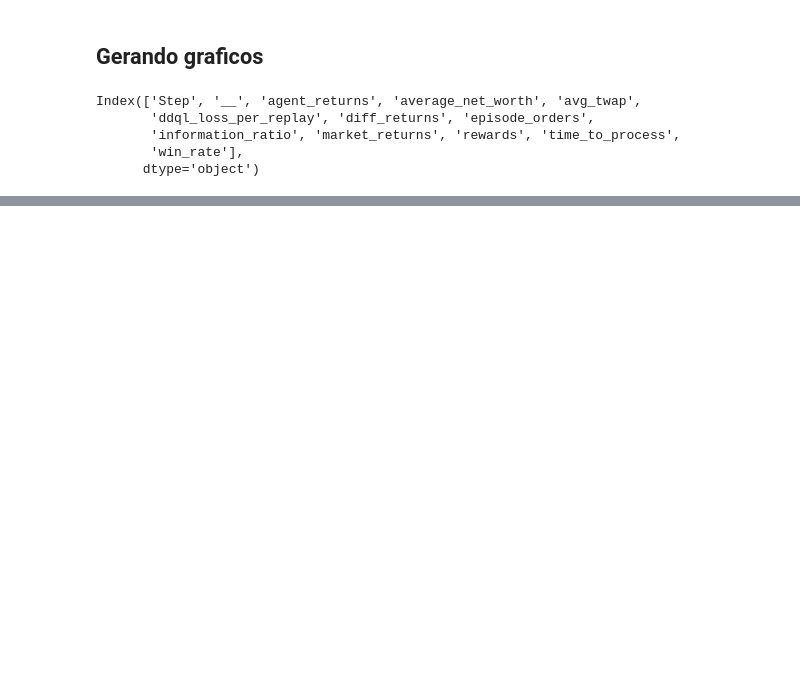
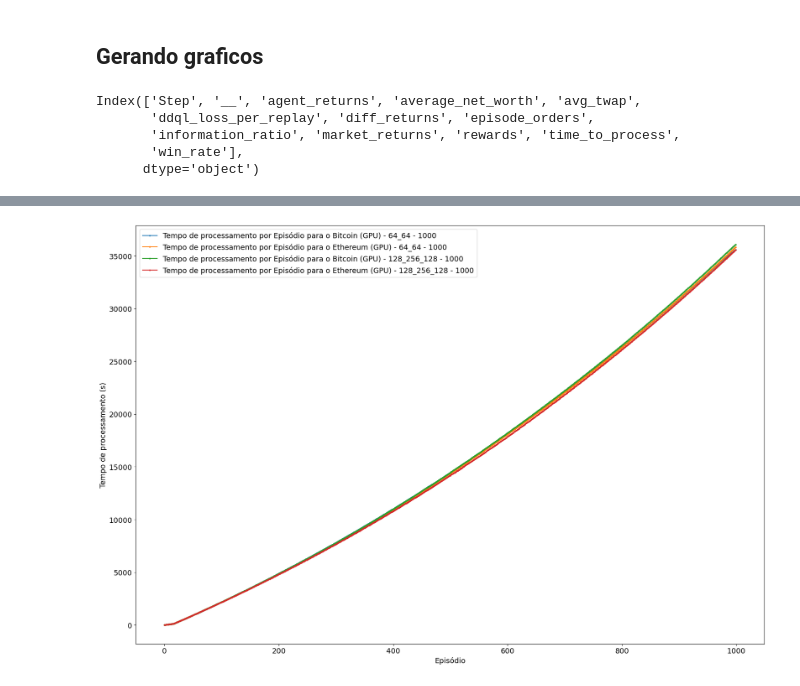
Before and after one commit to douglasnacl/master, a Jupyter notebook: build-table.ipynb, the cells around one changed output, grey strips where cells are left out. Saved outputs shown, nothing was run; the diff lists cells and outputs as text; code cells hidden in the pictures; blank space fills up the shorter version.

```diff
--- a/build-table.ipynb
+++ b/build-table.ipynb
@@ -449,0 +476,94 @@ plot_data_agg(directories_dict, axis=('Step', 'average_net_worth'), should_save_
+# %%
+def plot_data_agg(directories_dict_list, axis, axis_label='', should_save_image=False):
+    def get_network_architecture(input_text):
+        input = re.search(r'input: (\d+)', input_text).group(1)
+
+        hidden_layers = re.search(r'internals: \((.*?)\)', input_text).group(1)
+        hidden_layers = hidden_layers.split(', ')
+        hidden_layers = ", ".join(map(str, hidden_layers[:-1])) + " e " + str(hidden_layers[-1])
+
+        output = re.search(r'output: \[(.*?)\]', input_text).group(1)
+        output = len([int(numero) for numero in output.split()])
+
+        output_text = f'*A rede neural do Agente DDQ-L possui {input} neurônios de entrada, com {hidden_layers} neuronios nas camadas ocultas e {output} neurônios de saída'
+
+        return output_text
+
+    def get_file_name(title, input_text,length, type='file'):
+
+        hidden_layers = re.search(r'internals: \((.*?)\)', input_text).group(1)
+        hidden_layers = hidden_layers.split(', ')
+
+        if type == 'file':
+            return f"{title} - {'_'.join(hidden_layers)} - {length}"
+        elif type == 'image':
+            return f"{title} - {'_'.join(hidden_layers)} - {length}".replace(" ", "_")
+
+    def translate_fn(key, type='title'):
+        translate_dict = {
+            'Step': 'Episódio',
+            'agent_returns': 'Retorno do agente',
+            'average_net_worth': {'title': 'Patrimônio líquido médio', 'label': 'Patrimônio líquido médio (USD)'},
+            'avg_twap': 'TWAP médio',
+            'diff_returns': 'Diferença de retorno',
+            'episode_orders': 'Pedidos por episódio',
+            'information_ratio': 'Razão de informação',
+            'market_returns': 'Retorno do mercado',
+            'rewards': 'Recompensas',
+            'time_to_process': {'title': 'Tempo de processamento', 'label': 'Tempo de processamento (s)'},
+            'win_rate': 'Taxa de sucesso'
+        }
+
+        if isinstance(translate_dict.get(key), dict):
+            if type == 'title':
+                return translate_dict.get(key).get('title')
+            elif type == 'label':
+                return translate_dict.get(key).get('label')
+            else:
+                raise Exception('Type not found')
+        elif translate_dict.get(x, None):
+            return translate_dict.get(key)
+        else:
+            return x
+
+    fig, ax = plt.subplots(figsize=(18, 12))
+
+    for directories_dict in directories_dict_list:
+        df = directories_dict.get('dataframe')
+        if len(df) < 150:
+            continue
+        x, y = axis
+        x_label, y_label = axis_label if isinstance(axis_label, tuple) else axis
+        df = directories_dict.get('dataframe')
+        label = f"{translate_fn(y_label, 'title')} por {translate_fn(x_label, 'title')} para o {'Bitcoin' if directories_dict.get('stock_name') == 'BTCUSD_1h' else 'Ethereum'} ({directories_dict.get('processing_device')})"
+        subtitle = directories_dict.get("network_architecture")
+        label = get_file_name(label, subtitle, len(df))
+        ax.plot(df[x], df[y], marker='o', linestyle='-', markersize=2, label=label)
+
+        if y == 'time_to_process':
+            print(f"{label} -> {df[y].iloc[-1]:.2f} s ou {df[y].iloc[-1]/60:.2f} min")
+        elif y == 'average_net_worth':
+            print(f"{label} -> US$ {df[y].mean():.2f}")
+
+        # if should_save_image:
+        #     df.to_csv(f"./runs/data/{get_file_name(label, subtitle, len(df))}.csv", index=False)
+        #     plt.savefig(f"./runs/images/{get_file_name(label, subtitle, len(df), type='image')}.png")
+
+    ax.set_xlabel(translate_fn(x_label, 'label'), fontsize=14)
+    ax.set_ylabel(translate_fn(y_label, 'label'), fontsize=14)
+    ax.tick_params(axis='both', which='major', labelsize=14)
+
+    title = "Comparação de Gráficos"
+    # ax.set_title(title, fontsize=22)
+
+    ax.legend(loc='best', fontsize=14)
+    plt.tight_layout()
+
+    if should_save_image:
+        plt.savefig(f"./runs/images/{get_file_name(title, '', 0, type='image')}.png")
+
+    plt.show()
+
+
+plot_data_agg(directories_dict, axis=('Step', 'time_to_process'), should_save_image=False)
+# %% [output]
@@ -449,0 +574 @@ plot_data_agg(directories_dict, axis=('Step', 'average_net_worth'), should_save_
+[figure, added]
```
Also changed, not shown: parts of 12 cells of this notebook.
